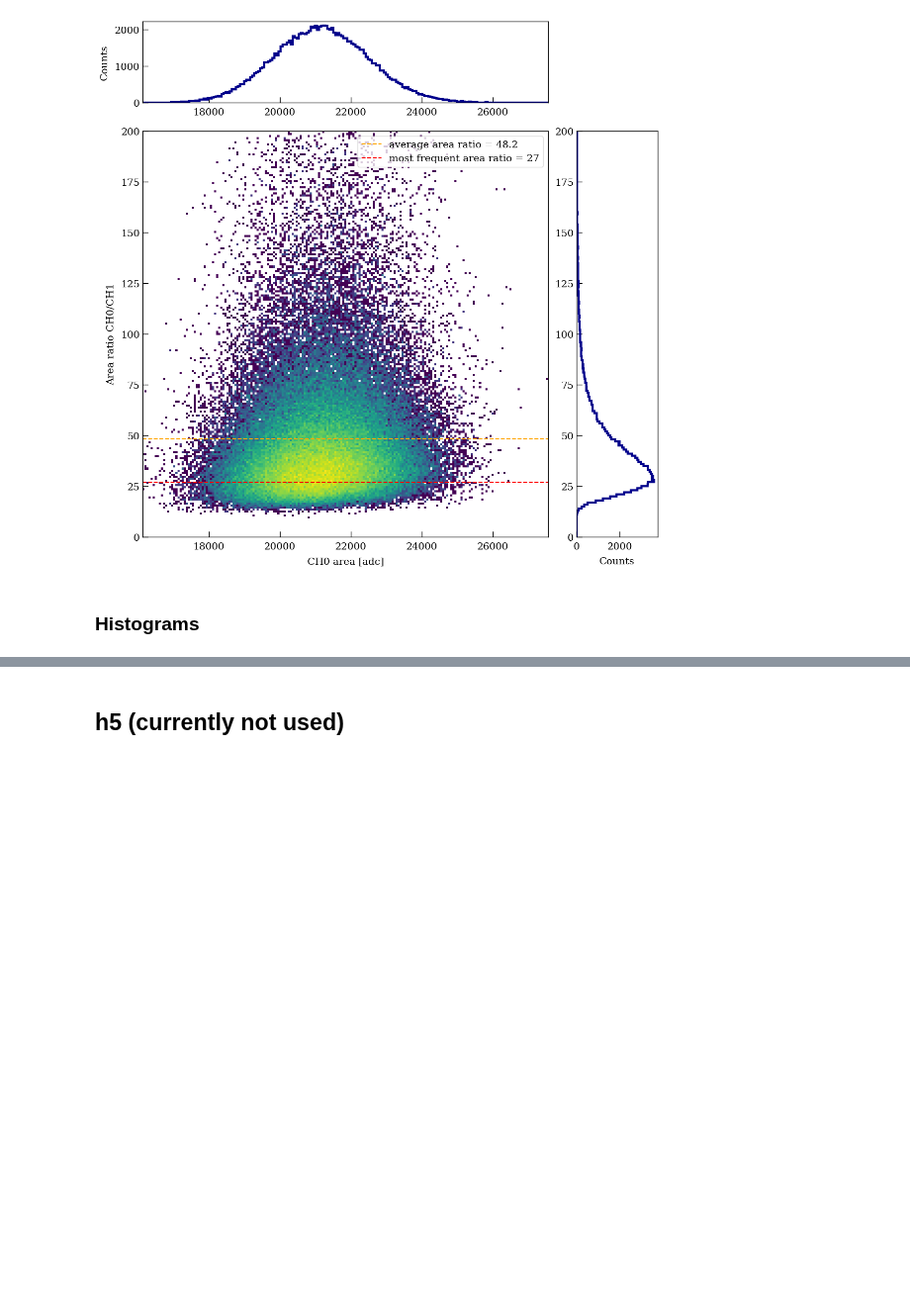
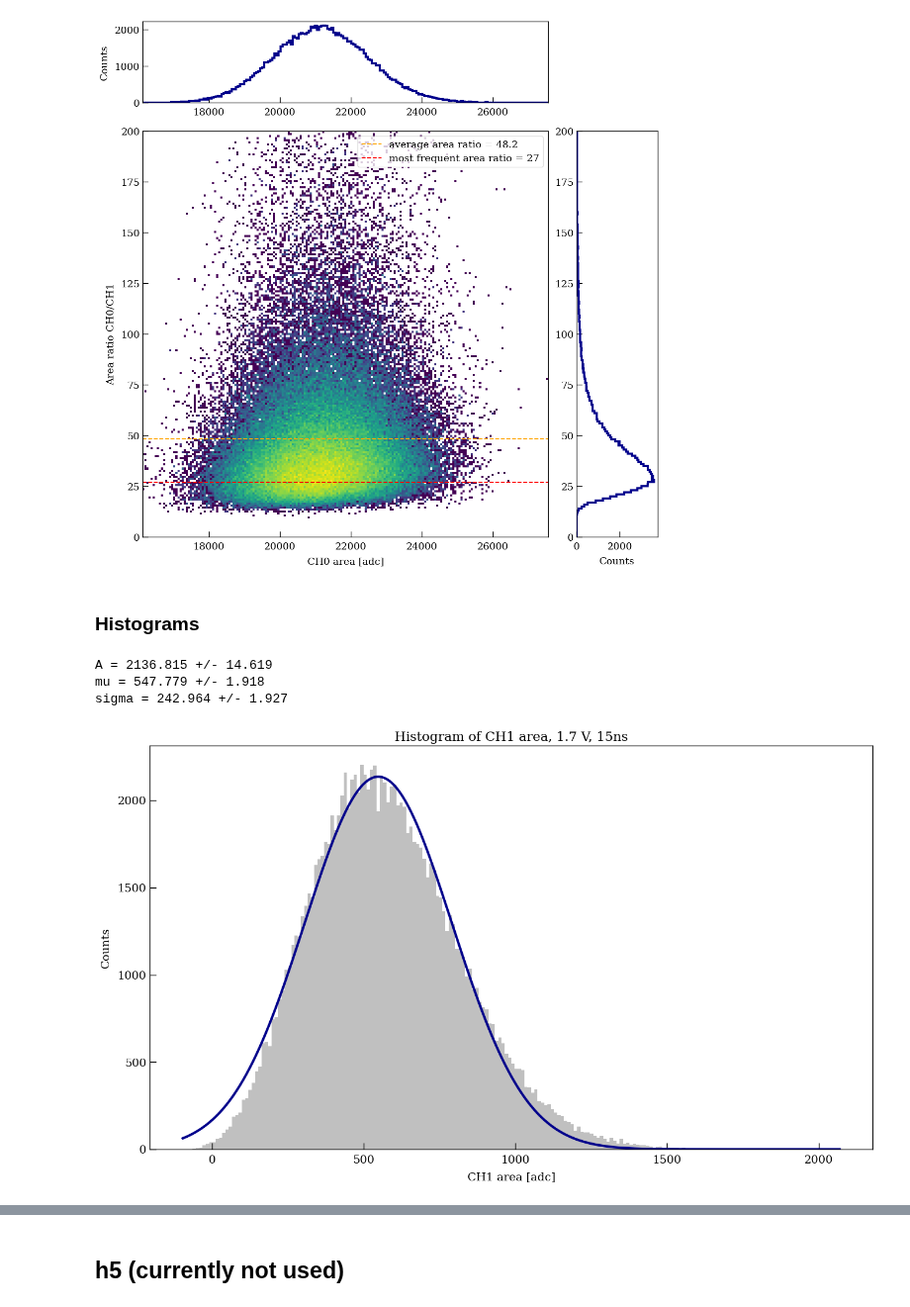
Before and after one commit to Westlake-University-Lsc-lab/RELICS_PMT_Data_Analysis, a Jupyter notebook: PolariserCheck/check_readout.ipynb, the cells around one changed output, grey strips where cells are left out. Shown at 99% size. Saved outputs shown, nothing was run; the diff lists cells and outputs as text; code cells hidden in the pictures; blank space fills up the shorter version.

```diff
--- a/PolariserCheck/check_readout.ipynb
+++ b/PolariserCheck/check_readout.ipynb
@@ -317,3 +321,40 @@ plt.show()
 [figure]
 # %% [markdown]
 ### Histograms
+# %%
+# Use numpy.hist() function to calculate histogram data
+hist,bin_edges = np.histogram(ch1_area,bins=200)
+g = hist
+x = (bin_edges[:-1] + bin_edges[1:])/2
+
+# Define non-normalised Gaussian function
+def gaussian(x,A,mu,sigma):
+  g = A * np.exp(-(x-mu)**2 / (2*sigma**2))
+  return g
+
+# Curve fit the histgram data using curve_fit()
+popt,pcov = curve_fit(gaussian,x,g,p0=(1000,(min(ch1_area)+max(ch1_area))/2,500))
+perr = np.sqrt(np.diag(pcov))
+
+# Report the values of the fitted parameters and their errors
+print('A =', round(popt[0],3), '+/-', round(perr[0],3))
+print('mu =', round(popt[1],3), '+/-', round(perr[1],3))
+print('sigma =', round(popt[2],3), '+/-', round(perr[2],3))
+
+# prepare for the fitted curve
+u = np.arange(min(ch1_area),max(ch1_area),1)
+v = round(popt[0],3) * np.exp(-(u-round(popt[1],3))**2 / (2*round(popt[2],3)**2))
+
+plt.figure(figsize=(16,9))
+plt.title('Histogram of CH1 area, '+str(V)+' V, '+str(T)+'ns')
+plt.xlabel('CH1 area [adc]')
+plt.ylabel('Counts')
+plt.hist(ch1_area,bins=200,color='silver')
+plt.plot(u,v,color='darkblue',linewidth=3)
+plt.savefig('./img/Histogram of CH1 area, '+str(V)+' V, '+str(T)+'ns.png',dpi=300)
+plt.show()
+# %% [output]
+A = 2136.815 +/- 14.619
+mu = 547.779 +/- 1.918
+sigma = 242.964 +/- 1.927
+[figure, added]
```
Also changed, not shown: parts of 3 cells of this notebook, 3 other files.
